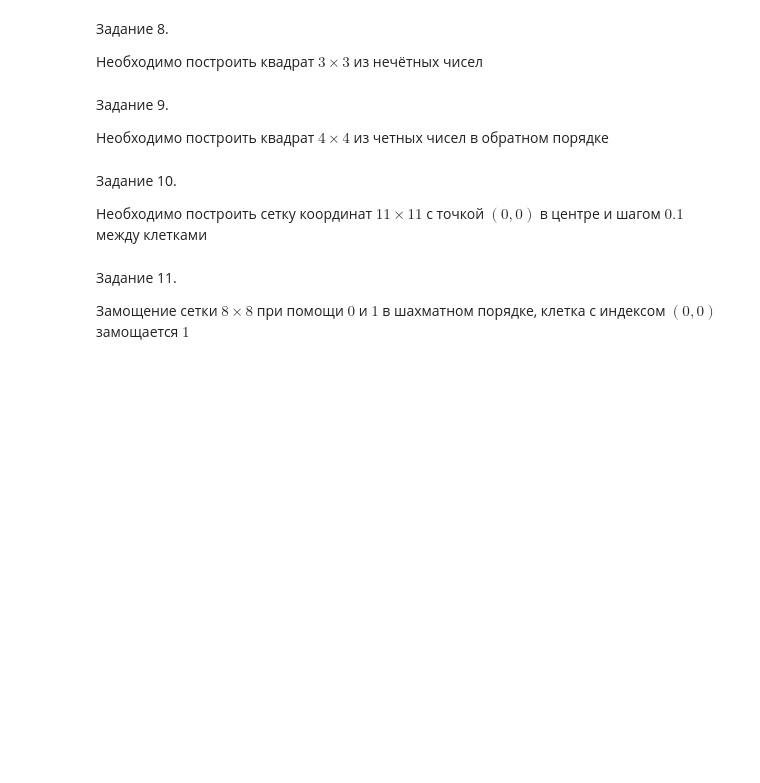
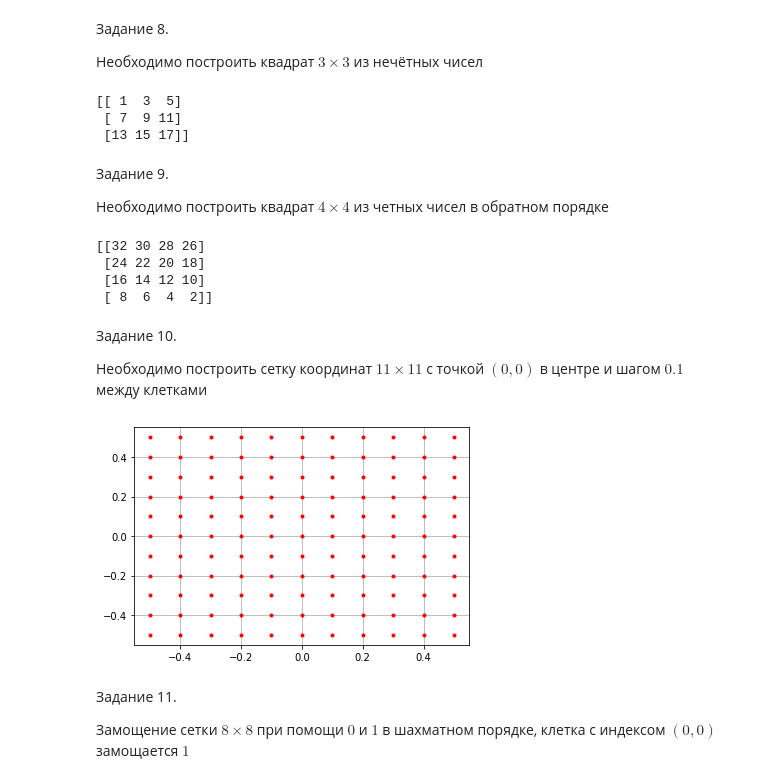
Before and after one commit to kryzhikov/Sample-ML-Repo, a Jupyter notebook: 01. ML Challenges/homework_1.ipynb, the cells around one changed output. Cells and saved outputs as stored; diff of their text form; code cells hidden in the pictures; blank space fills up the shorter version.

```diff
--- a/01. ML Challenges/homework_1.ipynb
+++ b/01. ML Challenges/homework_1.ipynb
@@ -90,19 +274,42 @@ v = np.random.randint(0, 9, size=(5, 7))
 
 Необходимо построить квадрат $3 \times 3$ из нечётных чисел
 # %%
-# Ваш код
+square = np.arange(1,18,2)
+square= square.reshape((3,3))
+print(square)
+# %% [output]
+[[ 1  3  5]
+ [ 7  9 11]
+ [13 15 17]]
 # %% [markdown]
 Задание 9.
 
 Необходимо построить квадрат $4 \times 4$ из четных чисел в обратном порядке
 # %%
-# Ваш код
+another_square = np.arange(2,34,2)
+another_square=np.flip(another_square)
+another_square=another_square.reshape(4,4)
+print(another_square)
+# %% [output]
+[[32 30 28 26]
+ [24 22 20 18]
+ [16 14 12 10]
+ [ 8  6  4  2]]
 # %% [markdown]
 Задание 10.
 
 Необходимо построить сетку координат $11 \times 11$ с точкой $(0,0)$ в центре и шагом $0.1$ между клетками
 # %%
-# Ваш код
+import matplotlib.pyplot as plt
+nx , ny = (11,11)
+x=np.linspace(-0.5,0.5,nx)
+y=np.linspace(-0.5,0.5,ny)
+xv, yv = np.meshgrid(x,y)
+plt.plot(xv,yv, color = 'red', marker='.' , linestyle='')
+plt.grid(True)
+plt.show()
+# %% [output]
+[figure, added]
 # %% [markdown]
 Задание 11.
 
```
Also changed, not shown: parts of 33 cells of this notebook, 2 other files.
